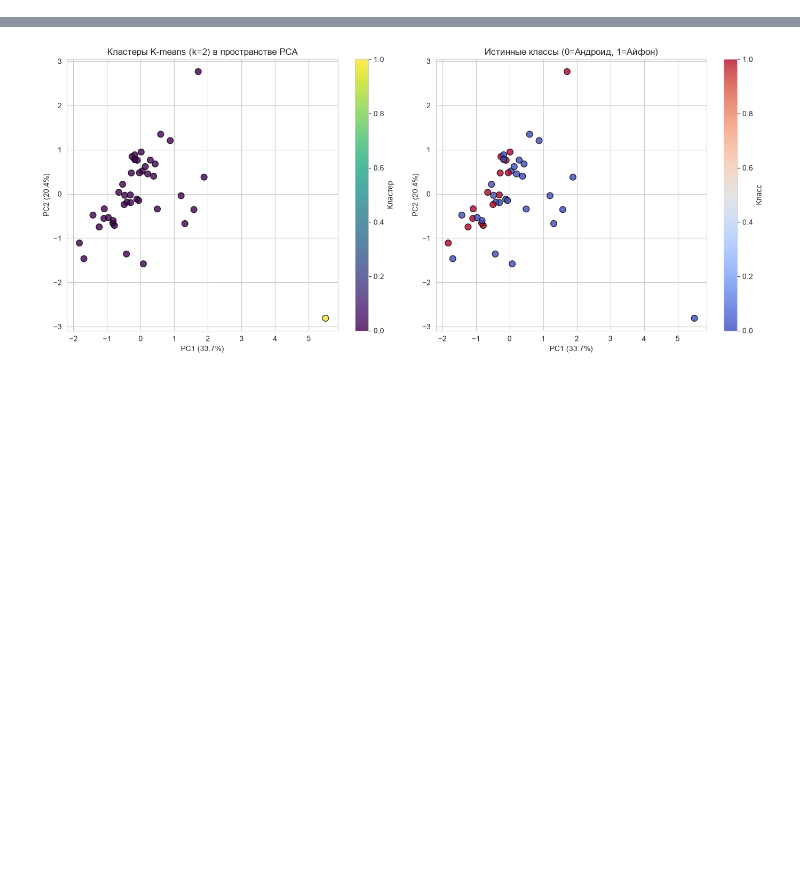
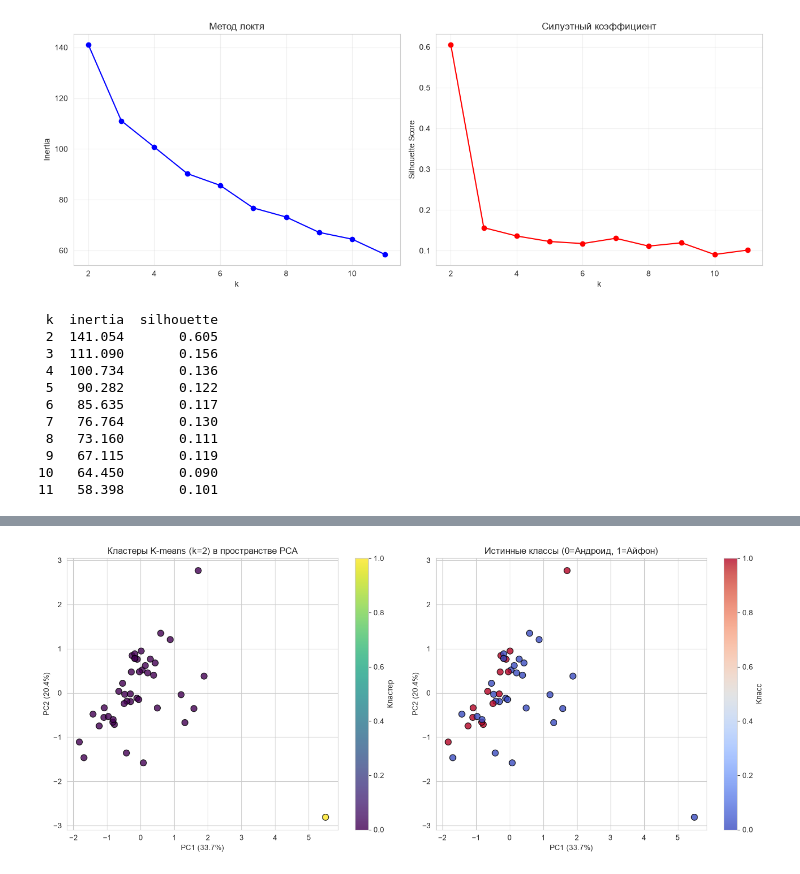
Before and after one commit to BABS00N/Intellectual_Systems_and_Technologies, a Jupyter notebook: practice_1/pr1.ipynb, the cells around one changed output, grey strips where cells are left out. Saved outputs shown, nothing was run; the diff lists cells and outputs as text; code cells hidden in the pictures; blank space fills up the shorter version.

```diff
--- a/practice_1/pr1.ipynb
+++ b/practice_1/pr1.ipynb
@@ -294,0 +125,41 @@ if sizes.min() < 5:
+# %%
+inertias, silhouettes = [], []
+K_range = range(2, 12)
+
+for k in K_range:
+    km = KMeans(n_clusters=k, random_state=42, n_init=10)
+    km.fit(X_clean)
+    inertias.append(km.inertia_)
+    silhouettes.append(silhouette_score(X_clean, km.labels_))
+
+fig, axes = plt.subplots(1, 2, figsize=(13, 5))
+
+axes[0].plot(K_range, inertias, 'bo-')
+axes[0].set_xlabel('k'); axes[0].set_ylabel('Inertia')
+axes[0].set_title('Метод локтя')
+axes[0].grid(True, alpha=0.3)
+
+axes[1].plot(K_range, silhouettes, 'ro-')
+axes[1].set_xlabel('k'); axes[1].set_ylabel('Silhouette Score')
+axes[1].set_title('Силуэтный коэффициент')
+axes[1].grid(True, alpha=0.3)
+
+plt.tight_layout()
+plt.show()
+
+print(pd.DataFrame({'k': list(K_range),
+                    'inertia': inertias,
+                    'silhouette': silhouettes}).round(3).to_string(index=False))
+# %% [output]
+[figure, added]
+ k  inertia  silhouette
+ 2  141.054       0.605
+ 3  111.090       0.156
+ 4  100.734       0.136
+ 5   90.282       0.122
+ 6   85.635       0.117
+ 7   76.764       0.130
+ 8   73.160       0.111
+ 9   67.115       0.119
+10   64.450       0.090
+11   58.398       0.101
```
Also changed, not shown: parts of 63 cells of this notebook.
